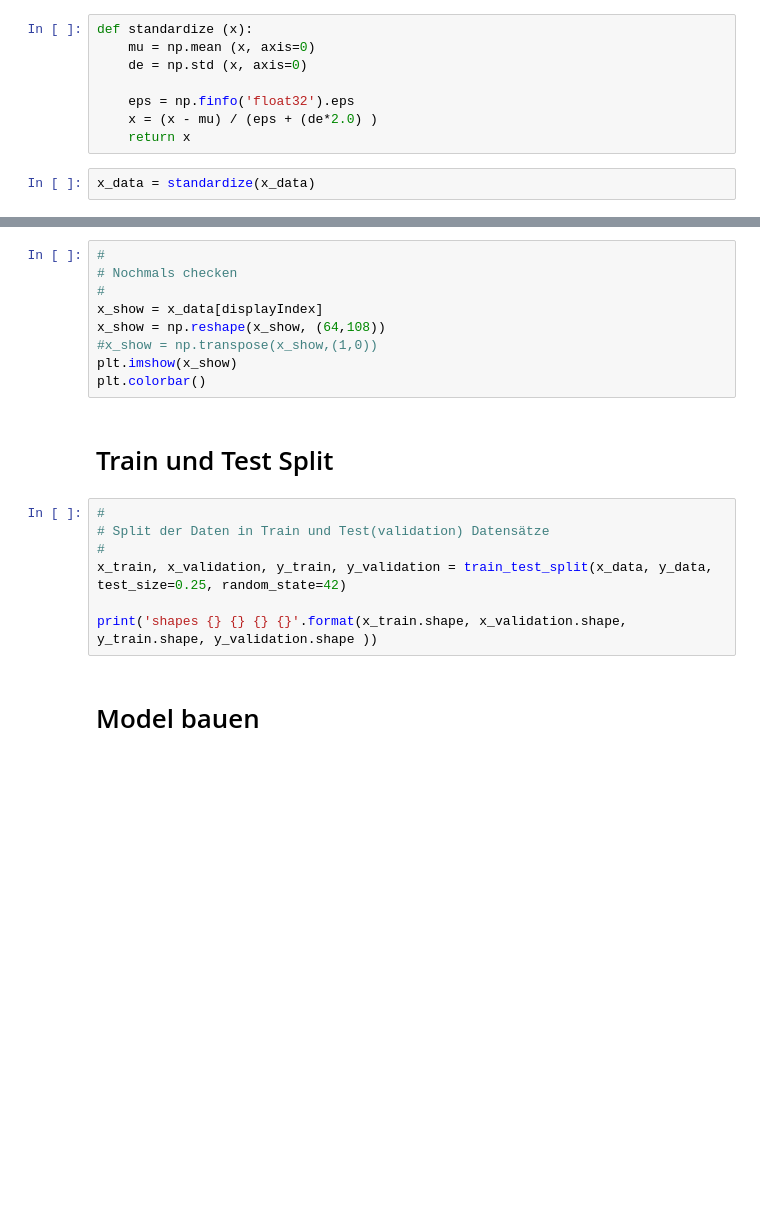
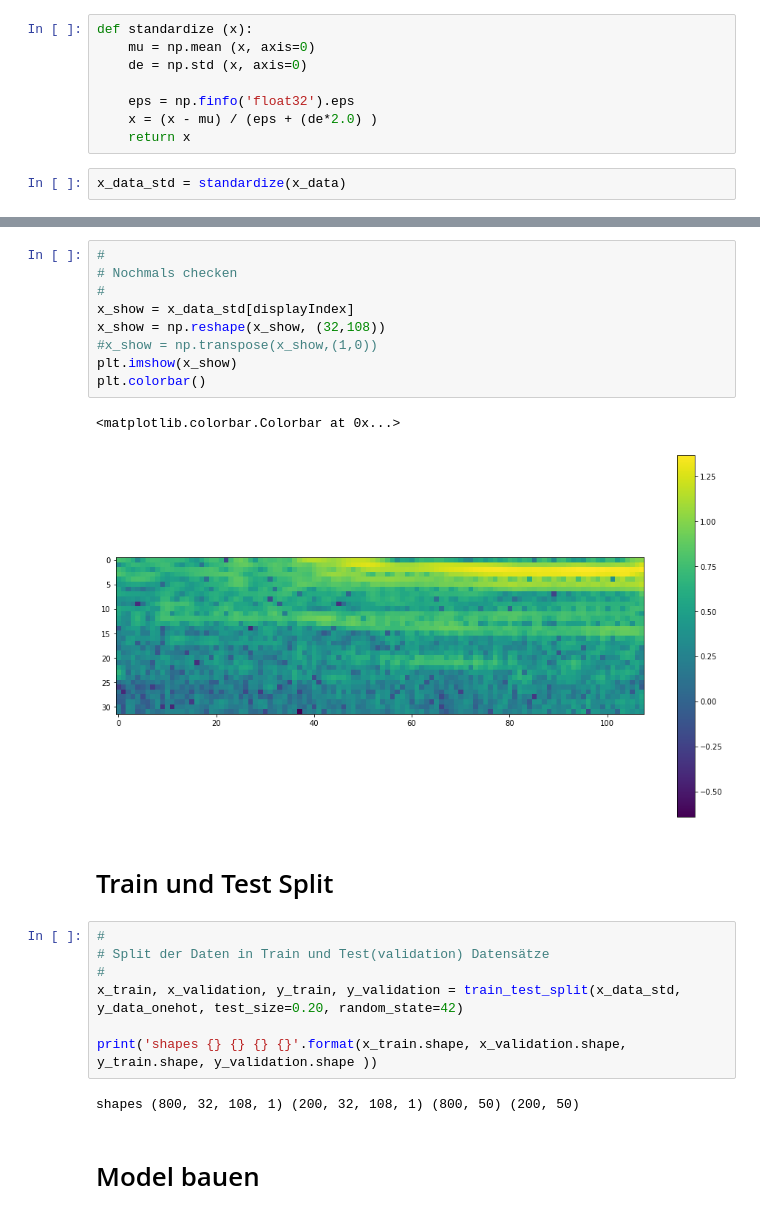
Before and after one commit to ditomax/mlwifianwender, a Jupyter notebook: 06 Anwendungsbeispiel Importing audio data plus classification.ipynb, the cells around one changed output, grey strips where cells are left out. Drawn from its saved outputs; the diff is of its cells as text; blank space fills up the shorter version.

```diff
--- a/06 Anwendungsbeispiel Importing audio data plus classification.ipynb
+++ b/06 Anwendungsbeispiel Importing audio data plus classification.ipynb
@@ -319,7 +399,7 @@ def standardize (x):
     x = (x - mu) / (eps + (de*2.0) )
     return x
 # %%
-x_data = standardize(x_data)
+x_data_std = standardize(x_data)
 # %%
 #
 # Klassen in one-hot encoding umrechnen
@@ -328,21 +435,26 @@ y_data = to_categorical(y_data, classes )
 # %%
 #
 # Nochmals checken
 #
-x_show = x_data[displayIndex]
-x_show = np.reshape(x_show, (64,108))
+x_show = x_data_std[displayIndex]
+x_show = np.reshape(x_show, (32,108))
 #x_show = np.transpose(x_show,(1,0))
 plt.imshow(x_show)
 plt.colorbar()
+# %% [output]
+<matplotlib.colorbar.Colorbar at 0x...>
+[figure, added]
 # %% [markdown]
 # Train und Test Split
 # %%
 #
 # Split der Daten in Train und Test(validation) Datensätze
 #
-x_train, x_validation, y_train, y_validation = train_test_split(x_data, y_data, test_size=0.25, random_state=42)
+x_train, x_validation, y_train, y_validation = train_test_split(x_data_std, y_data_onehot, test_size=0.20, random_state=42)
 
 print('shapes {} {} {} {}'.format(x_train.shape, x_validation.shape, y_train.shape, y_validation.shape ))
+# %% [output]
+shapes (800, 32, 108, 1) (200, 32, 108, 1) (800, 50) (200, 50)
 # %% [markdown]
 # Model bauen
 # %%
```
Also changed, not shown: parts of 32 cells of this notebook, 15 other files.
